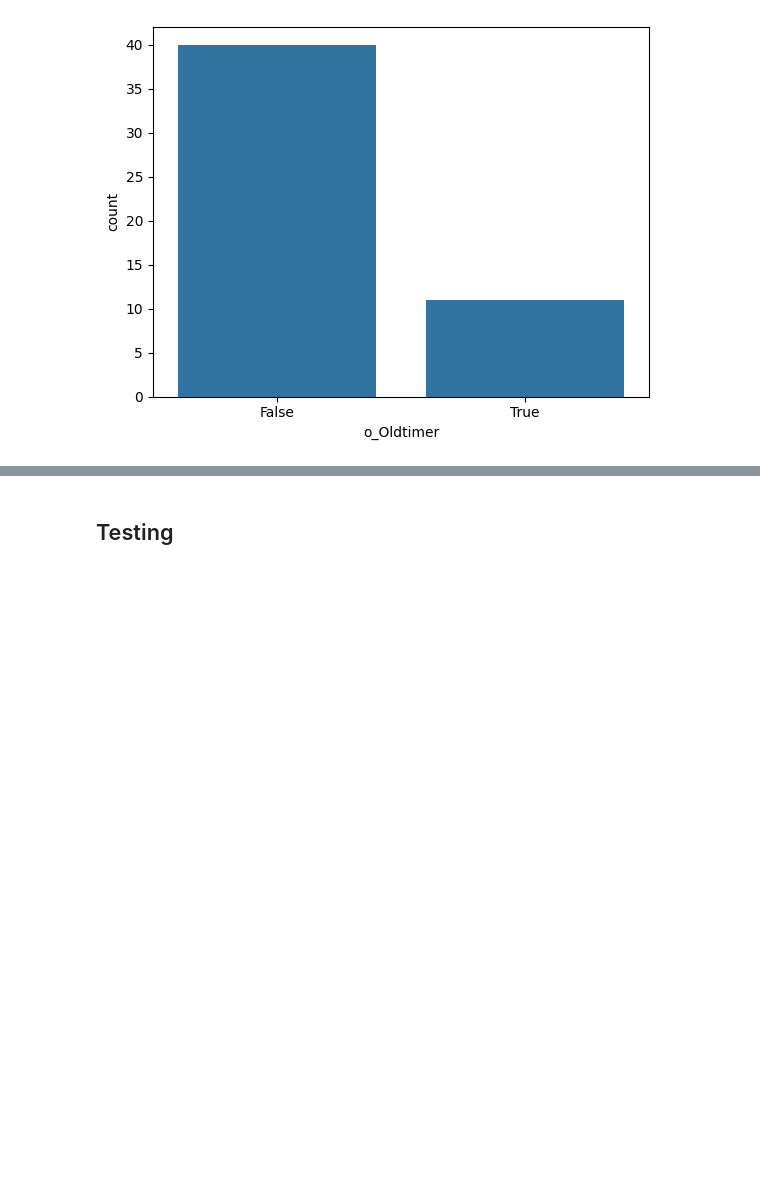
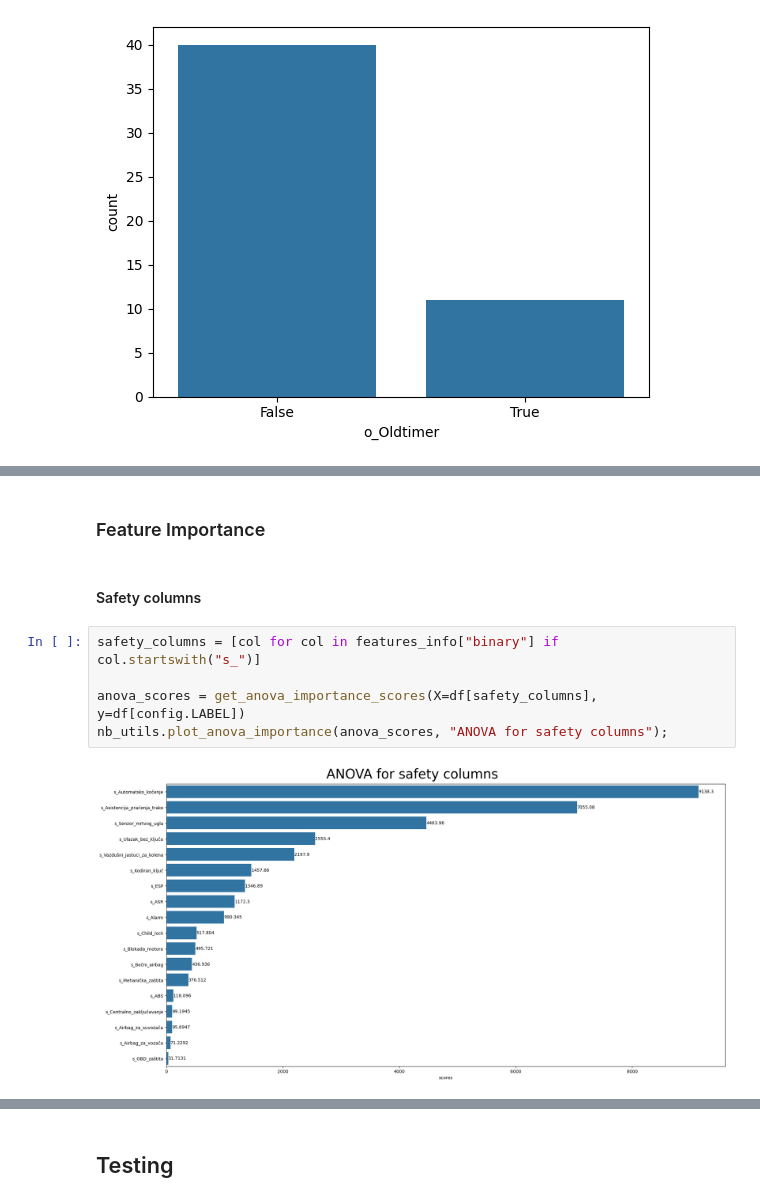
Before and after one commit to aleksa-radojicic/second_hand_car_price_prediction, a Jupyter notebook: notebooks/3_MultivariateAnalysis.ipynb, the cells around one changed output, grey strips where cells are left out. Saved outputs shown, nothing was run; the diff lists cells and outputs as text; blank space fills up the shorter version.

```diff
--- a/notebooks/3_MultivariateAnalysis.ipynb
+++ b/notebooks/3_MultivariateAnalysis.ipynb
@@ -396,0 +422,11 @@ Show countplot of renovated cars by 'o_Oldtimer' feature
+# %% [markdown]
+### Feature Importance
+# %% [markdown]
+#### Safety columns
+# %%
+safety_columns = [col for col in features_info["binary"] if col.startswith("s_")]
+
+anova_scores = get_anova_importance_scores(X=df[safety_columns], y=df[config.LABEL])
+nb_utils.plot_anova_importance(anova_scores, "ANOVA for safety columns");
+# %% [output]
+[figure, added]
```
Also changed, not shown: parts of 8 cells of this notebook, 2 other files.
